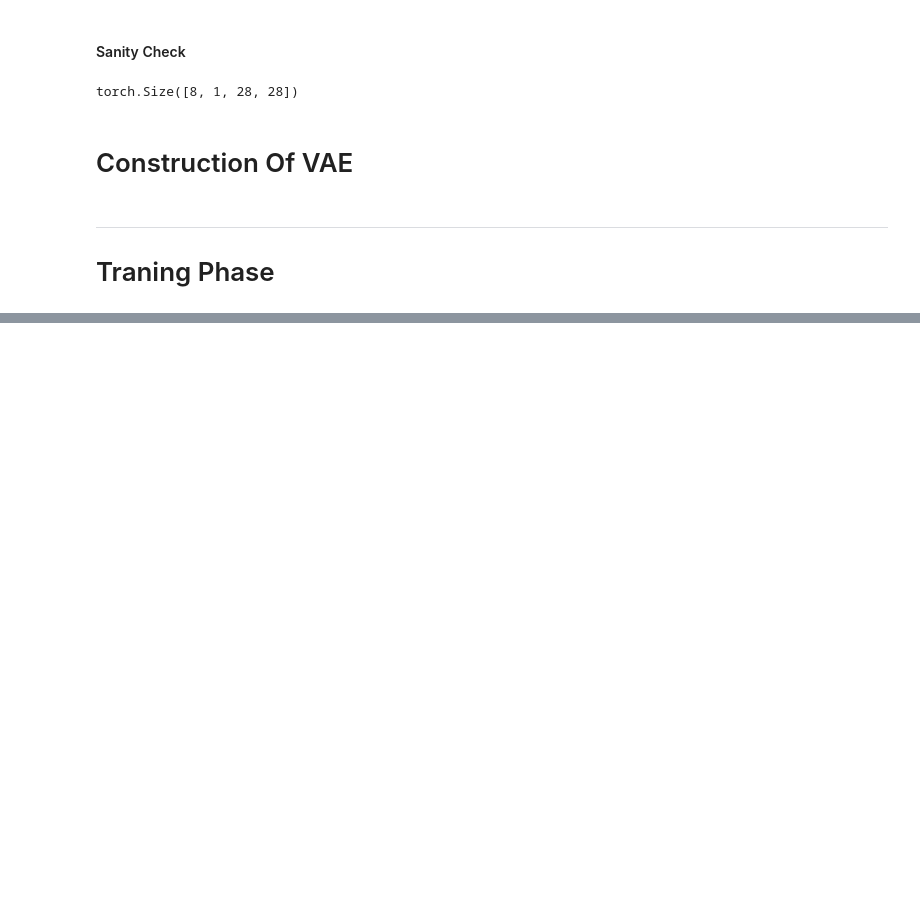
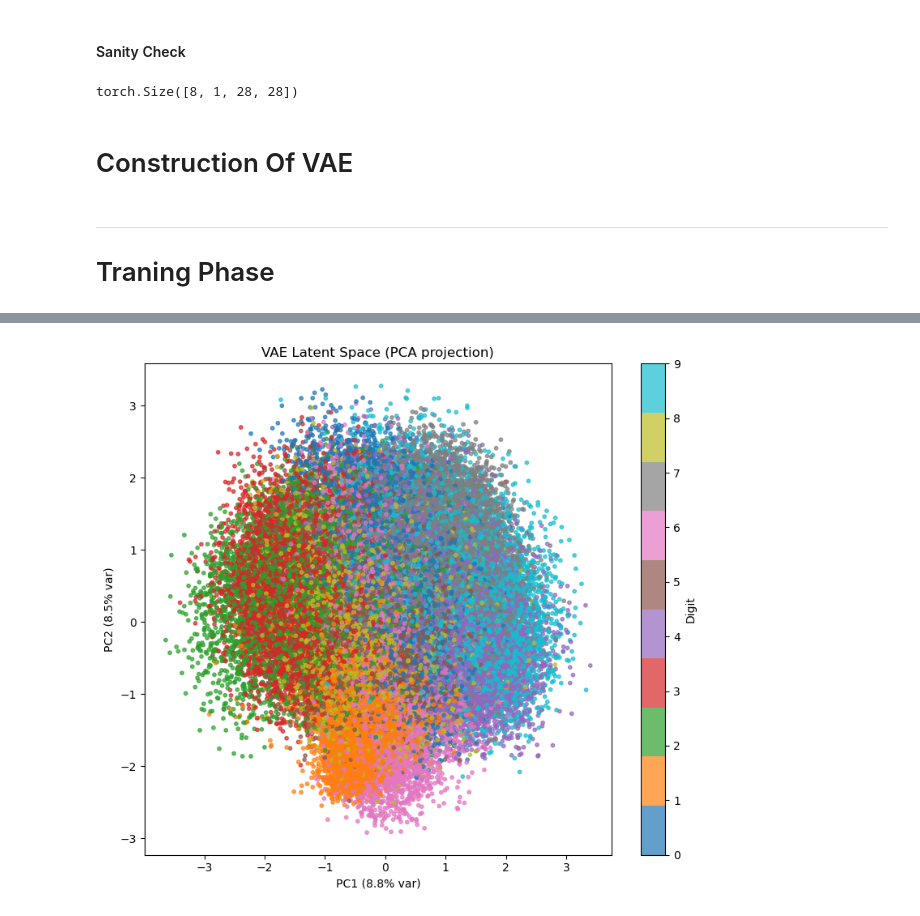
Before and after one commit to ulasuregen/deepLearningLab, a Jupyter notebook: VAE/VAE.ipynb, the cells around one changed output, grey strips where cells are left out. Drawn from its saved outputs; the diff is of its cells as text; code cells hidden in the pictures; blank space fills up the shorter version.

```diff
--- a/VAE/VAE.ipynb
+++ b/VAE/VAE.ipynb
@@ -248,0 +254,44 @@ show_vae_samples(model, laten_dim, device)
+# %%
+from sklearn.decomposition import PCA
+import numpy as np
+import matplotlib.pyplot as plt
+
+def show_latent_pca(model, dataloader, device):
+    """
+    Encode the full dataset, project the latent mu vectors down to 2D
+    with PCA, and scatter-plot colored by digit label.
+
+    Args:
+        model: trained VAE
+        dataloader: typically val_loader or train_loader
+        device: torch.device
+    """
+    model.eval()
+    all_mu = []
+    all_labels = []
+
+    with torch.no_grad():
+        for x, labels in dataloader:
+            x = x.to(device)
+            mu, logvar = model.Encoder(x)
+            all_mu.append(mu.cpu().numpy())
+            all_labels.append(labels.numpy())
+
+    all_mu = np.concatenate(all_mu, axis=0)
+    all_labels = np.concatenate(all_labels, axis=0)
+
+    pca = PCA(n_components=2)
+    mu_2d = pca.fit_transform(all_mu)
+
+    plt.figure(figsize=(8, 7))
+    scatter = plt.scatter(mu_2d[:, 0], mu_2d[:, 1], c=all_labels, cmap='tab10', s=10, alpha=0.7)
+    plt.colorbar(scatter, label='Digit')
+    plt.xlabel(f"PC1 ({pca.explained_variance_ratio_[0]*100:.1f}% var)")
+    plt.ylabel(f"PC2 ({pca.explained_variance_ratio_[1]*100:.1f}% var)")
+    plt.title("VAE Latent Space (PCA projection)")
+    plt.tight_layout()
+    plt.show()
+
+show_latent_pca(model, train_loader, device)
+# %% [output]
+[figure, added]
```
Also changed, not shown: parts of 6 cells of this notebook, 2 other files.
